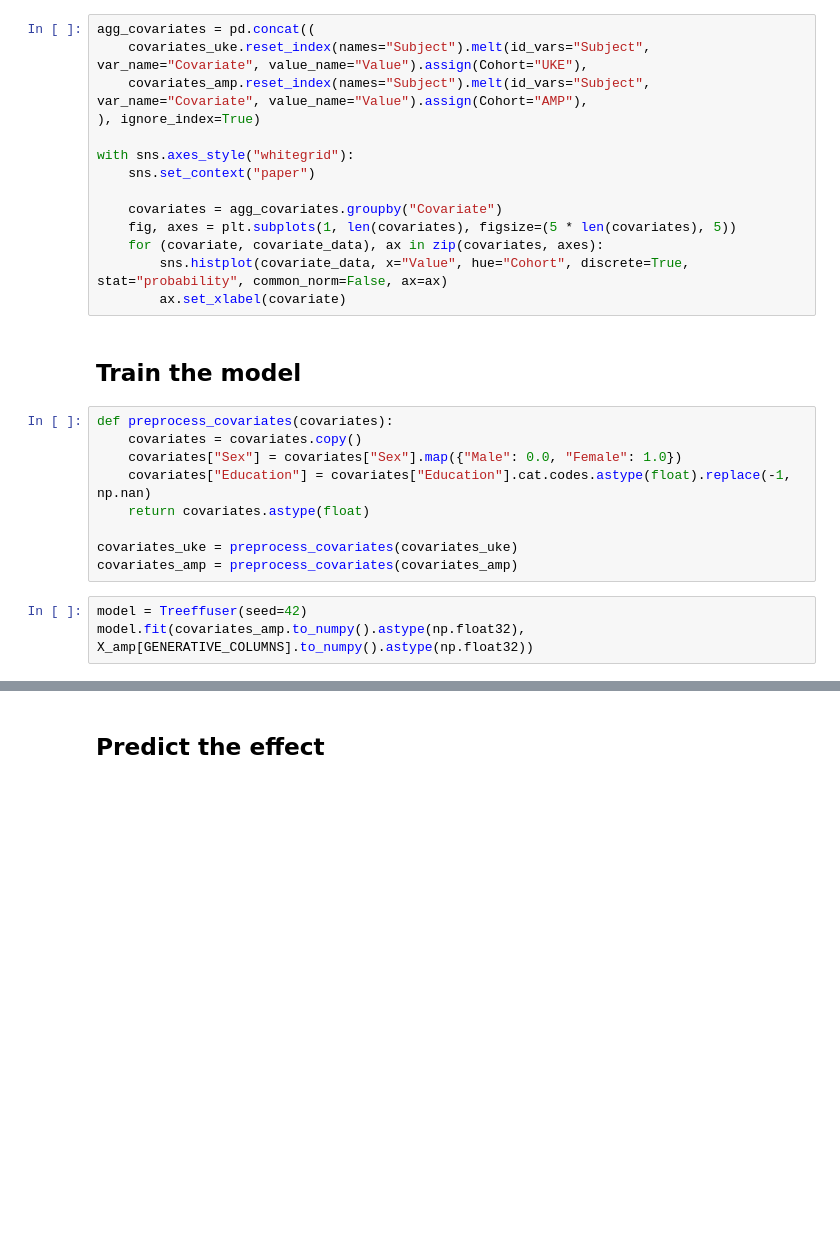
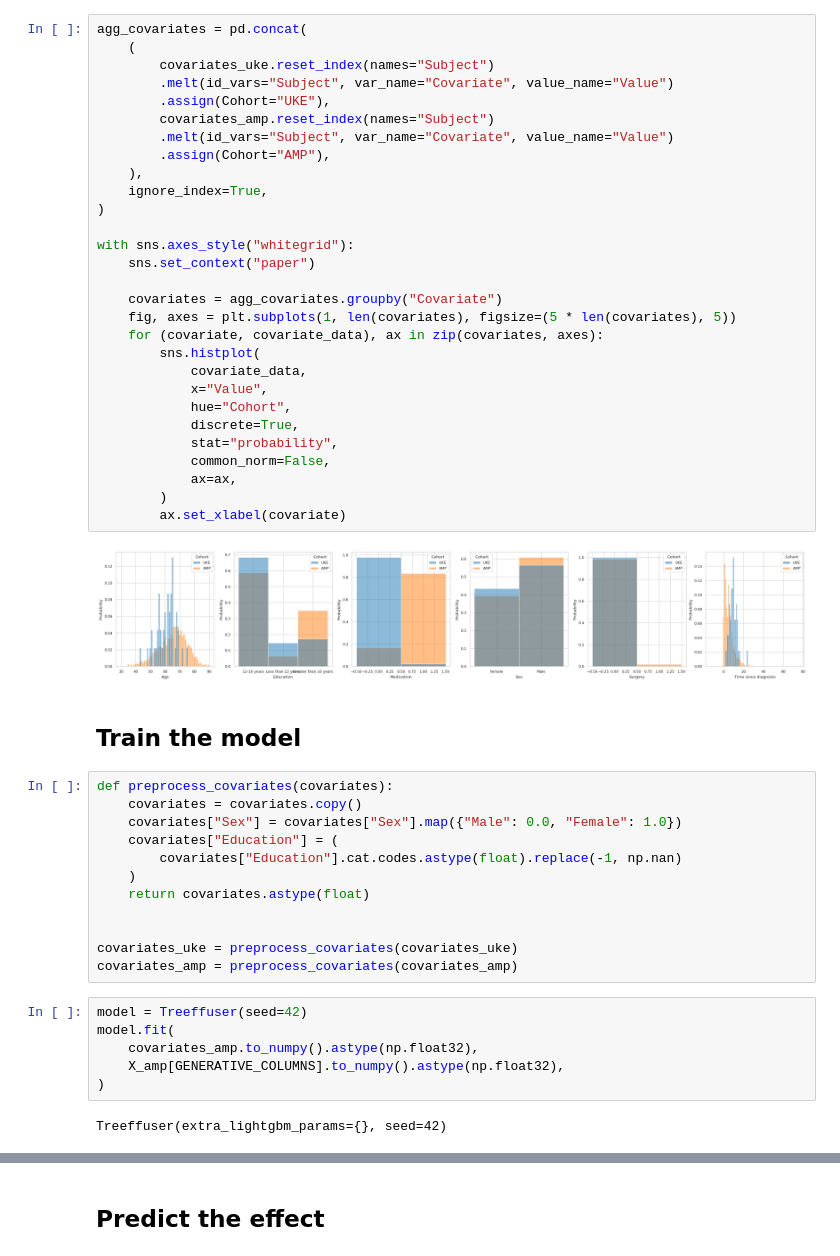
Before and after one commit to UKEIAM/de.uke.iam.parkinson.vae_longitudinal, a Jupyter notebook: conditional/treeffuser.ipynb, the cells around one changed output, grey strips where cells are left out. Saved outputs shown, nothing was run; the diff lists cells and outputs as text; blank space fills up the shorter version.

```diff
--- a/conditional/treeffuser.ipynb
+++ b/conditional/treeffuser.ipynb
@@ -35,29 +62,54 @@ x_uke
 # %%
-agg_covariates = pd.concat((
-    covariates_uke.reset_index(names="Subject").melt(id_vars="Subject", var_name="Covariate", value_name="Value").assign(Cohort="UKE"),
-    covariates_amp.reset_index(names="Subject").melt(id_vars="Subject", var_name="Covariate", value_name="Value").assign(Cohort="AMP"),
-), ignore_index=True)
+agg_covariates = pd.concat(
+    (
+        covariates_uke.reset_index(names="Subject")
+        .melt(id_vars="Subject", var_name="Covariate", value_name="Value")
+        .assign(Cohort="UKE"),
+        covariates_amp.reset_index(names="Subject")
+        .melt(id_vars="Subject", var_name="Covariate", value_name="Value")
+        .assign(Cohort="AMP"),
+    ),
+    ignore_index=True,
+)
 
 with sns.axes_style("whitegrid"):
     sns.set_context("paper")
 
     covariates = agg_covariates.groupby("Covariate")
     fig, axes = plt.subplots(1, len(covariates), figsize=(5 * len(covariates), 5))
     for (covariate, covariate_data), ax in zip(covariates, axes):
-        sns.histplot(covariate_data, x="Value", hue="Cohort", discrete=True, stat="probability", common_norm=False, ax=ax)
+        sns.histplot(
+            covariate_data,
+            x="Value",
+            hue="Cohort",
+            discrete=True,
+            stat="probability",
+            common_norm=False,
+            ax=ax,
+        )
         ax.set_xlabel(covariate)
+# %% [output]
+[figure, added]
 # %% [markdown]
 ## Train the model
 # %%
 def preprocess_covariates(covariates):
     covariates = covariates.copy()
     covariates["Sex"] = covariates["Sex"].map({"Male": 0.0, "Female": 1.0})
-    covariates["Education"] = covariates["Education"].cat.codes.astype(float).replace(-1, np.nan)
+    covariates["Education"] = (
+        covariates["Education"].cat.codes.astype(float).replace(-1, np.nan)
+    )
     return covariates.astype(float)
+
 
 covariates_uke = preprocess_covariates(covariates_uke)
 covariates_amp = preprocess_covariates(covariates_amp)
 # %%
 model = Treeffuser(seed=42)
-model.fit(covariates_amp.to_numpy().astype(np.float32), X_amp[GENERATIVE_COLUMNS].to_numpy().astype(np.float32))
+model.fit(
+    covariates_amp.to_numpy().astype(np.float32),
+    X_amp[GENERATIVE_COLUMNS].to_numpy().astype(np.float32),
+)
+# %% [output]
+Treeffuser(extra_lightgbm_params={}, seed=42)
 # %%
```
Also changed, not shown: parts of 21 cells of this notebook.
